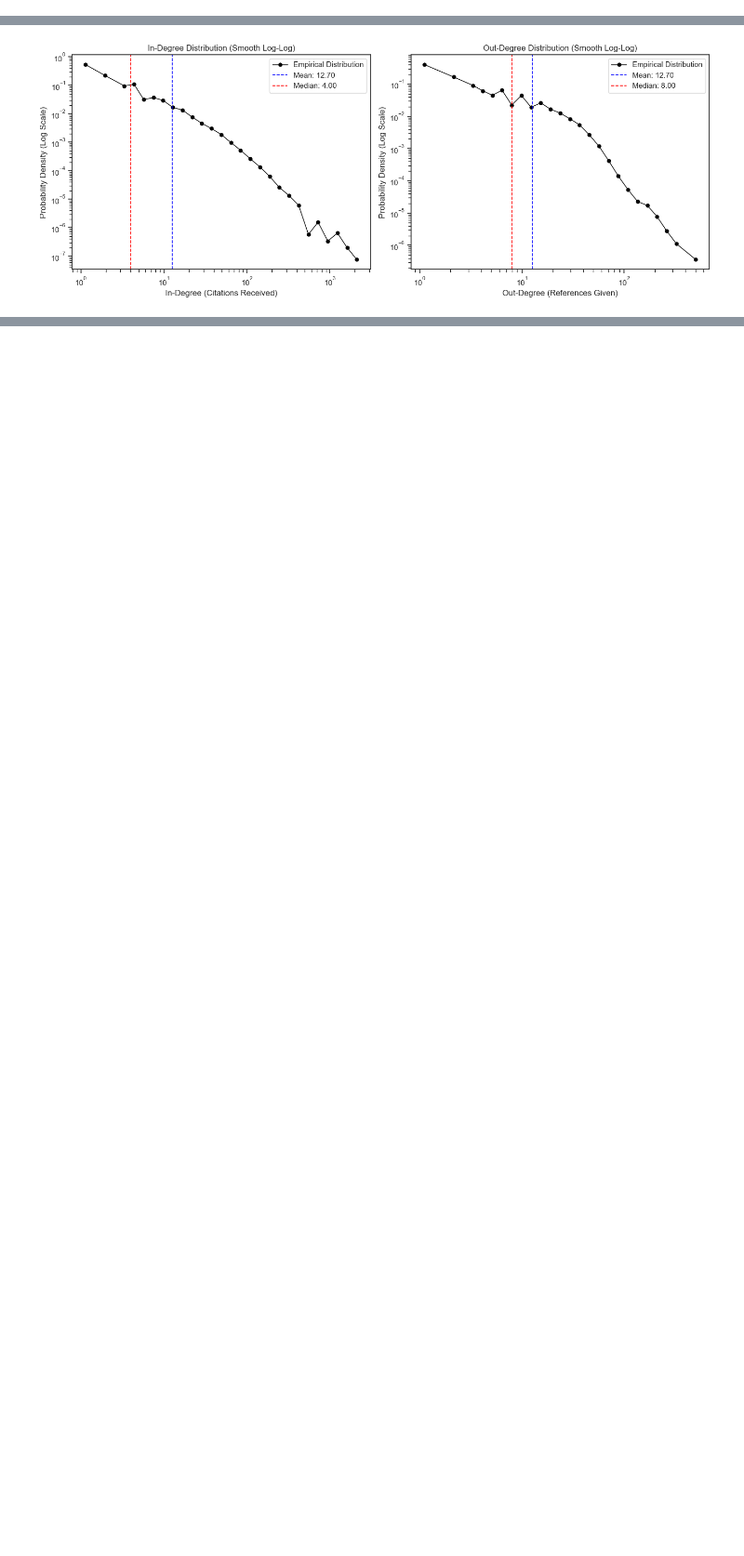
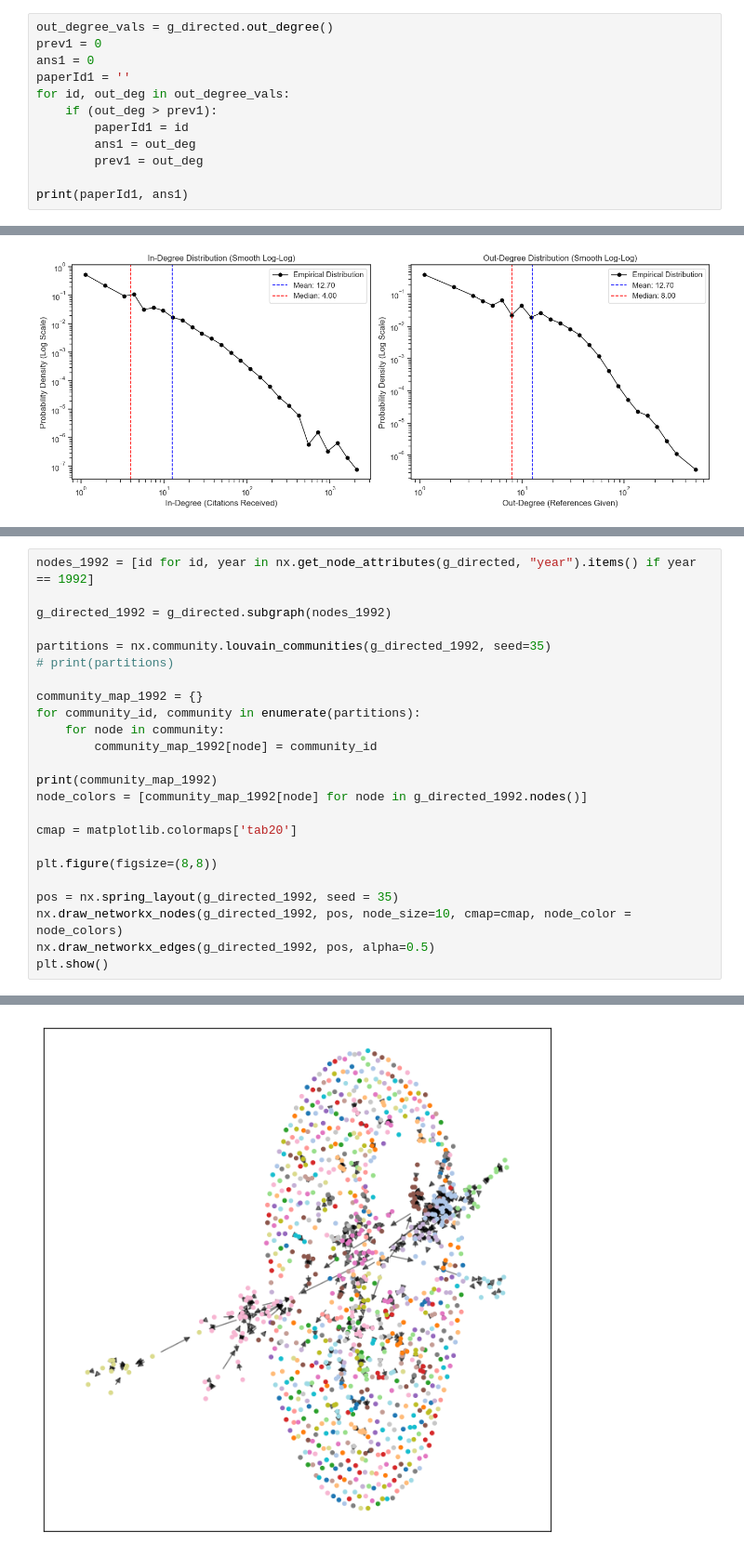
Before and after one commit to Laz1e/Analysis-of-cit-HepTh-graph-data, a Jupyter notebook: scripts/Capstone-Project.ipynb, the cells around one changed output, grey strips where cells are left out. Shown at 93% size. Saved outputs shown, nothing was run; the diff lists cells and outputs as text; blank space fills up the shorter version.

```diff
--- a/scripts/Capstone-Project.ipynb
+++ b/scripts/Capstone-Project.ipynb
@@ -141,0 +158,12 @@ Total Strongly Connected Components (Cycles)    20086
+# %%
+out_degree_vals = g_directed.out_degree()
+prev1 = 0
+ans1 = 0
+paperId1 = ''
+for id, out_deg in out_degree_vals:
+    if (out_deg > prev1):
+        paperId1 = id
+        ans1 = out_deg
+        prev1 = out_deg
+
+print(paperId1, ans1)
@@ -276,0 +278,25 @@ except sqlite3.OperationalError as e:
+# %%
+nodes_1992 = [id for id, year in nx.get_node_attributes(g_directed, "year").items() if year == 1992]
+
+g_directed_1992 = g_directed.subgraph(nodes_1992)
+
+partitions = nx.community.louvain_communities(g_directed_1992, seed=35)
+# print(partitions)
+
+community_map_1992 = {}
+for community_id, community in enumerate(partitions):
+    for node in community:
+        community_map_1992[node] = community_id
+
+print(community_map_1992)
+node_colors = [community_map_1992[node] for node in g_directed_1992.nodes()]
+
+cmap = matplotlib.colormaps['tab20']
+
+plt.figure(figsize=(8,8))
+
+pos = nx.spring_layout(g_directed_1992, seed = 35)
+nx.draw_networkx_nodes(g_directed_1992, pos, node_size=10, cmap=cmap, node_color = node_colors)
+nx.draw_networkx_edges(g_directed_1992, pos, alpha=0.5)
+plt.show()
+# %% [output]
@@ -276,0 +304 @@ except sqlite3.OperationalError as e:
+[figure, added]
```
Also changed, not shown: parts of 37 cells of this notebook, 1 other file.
